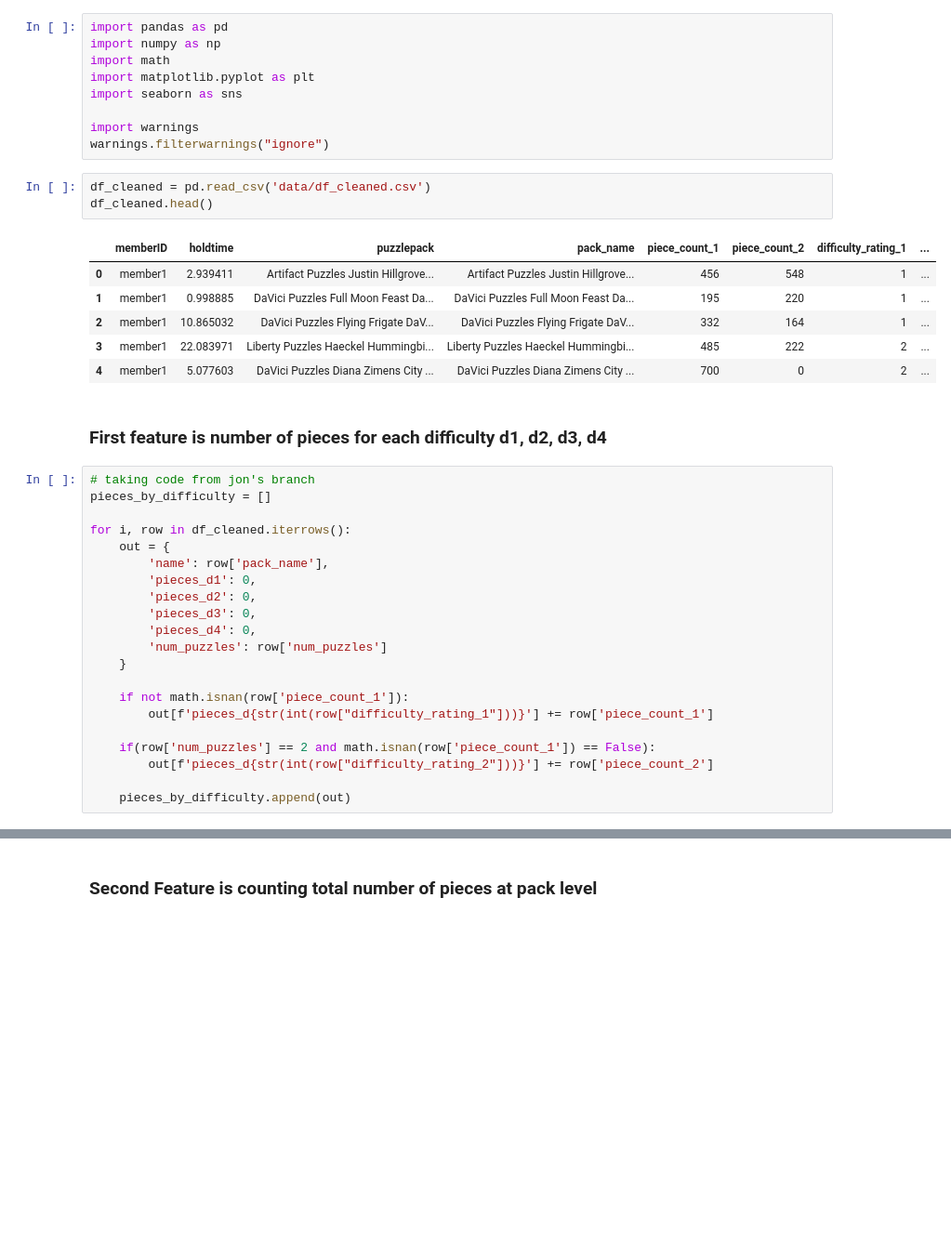
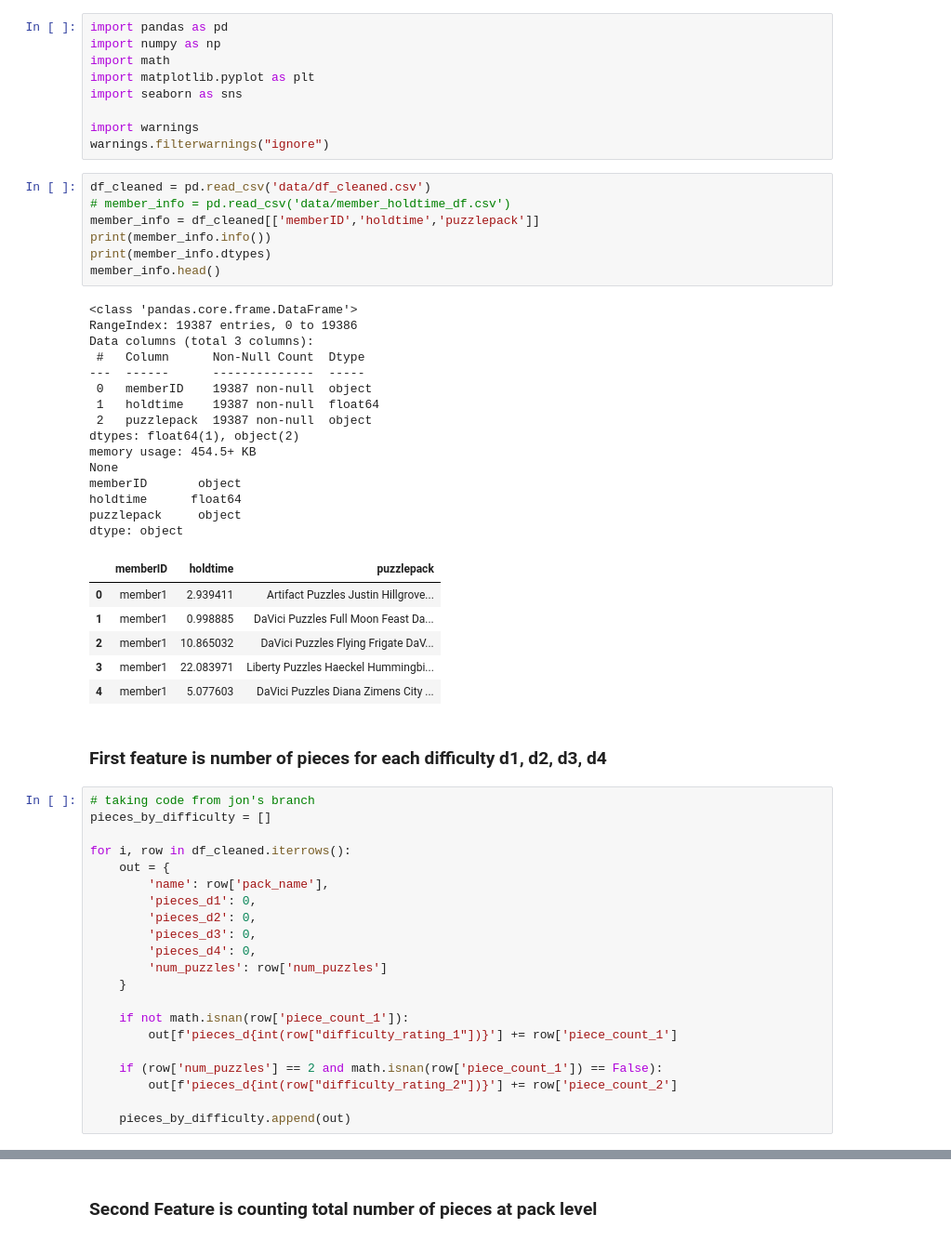
Before and after one commit to puzzle-scheduling/puzzle-scheduling, a Jupyter notebook: Notebook3-FeatureEngineering.ipynb, the cells around one changed output, grey strips where cells are left out. Shown: that part at 93% size. Drawn from its saved outputs; the diff is of its cells as text; blank space fills up the shorter version.

```diff
--- a/Notebook3-FeatureEngineering.ipynb
+++ b/Notebook3-FeatureEngineering.ipynb
@@ -11,14 +11,33 @@ import warnings
 warnings.filterwarnings("ignore")
 # %%
 df_cleaned = pd.read_csv('data/df_cleaned.csv')
-df_cleaned.head()
+# member_info = pd.read_csv('data/member_holdtime_df.csv')
+member_info = df_cleaned[['memberID','holdtime','puzzlepack']]
+print(member_info.info())
+print(member_info.dtypes)
+member_info.head()
 # %% [output]
+<class 'pandas.core.frame.DataFrame'>
+RangeIndex: 19387 entries, 0 to 19386
+Data columns (total 3 columns):
+ #   Column      Non-Null Count  Dtype
+---  ------      --------------  -----
+ 0   memberID    19387 non-null  object
+ 1   holdtime    19387 non-null  float64
+ 2   puzzlepack  19387 non-null  object
+dtypes: float64(1), object(2)
+memory usage: 454.5+ KB
+None
+memberID       object
+holdtime      float64
+puzzlepack     object
+dtype: object
-|  | memberID | holdtime | puzzlepack | pack_name | piece_count_1 | piece_count_2 | difficulty_rating_1 | ... |
-| 0 | member1 | 2.939411 | Artifact Puzzles Justin Hillgrove... | Artifact Puzzles Justin Hillgrove... | 456 | 548 | 1 | ... |
-| 1 | member1 | 0.998885 | DaVici Puzzles Full Moon Feast Da... | DaVici Puzzles Full Moon Feast Da... | 195 | 220 | 1 | ... |
-| 2 | member1 | 10.865032 | DaVici Puzzles Flying Frigate DaV... | DaVici Puzzles Flying Frigate DaV... | 332 | 164 | 1 | ... |
-| 3 | member1 | 22.083971 | Liberty Puzzles Haeckel Hummingbi... | Liberty Puzzles Haeckel Hummingbi... | 485 | 222 | 2 | ... |
-| 4 | member1 | 5.077603 | DaVici Puzzles Diana Zimens City ... | DaVici Puzzles Diana Zimens City ... | 700 | 0 | 2 | ... |
+|  | memberID | holdtime | puzzlepack |
+| 0 | member1 | 2.939411 | Artifact Puzzles Justin Hillgrove... |
+| 1 | member1 | 0.998885 | DaVici Puzzles Full Moon Feast Da... |
+| 2 | member1 | 10.865032 | DaVici Puzzles Flying Frigate DaV... |
+| 3 | member1 | 22.083971 | Liberty Puzzles Haeckel Hummingbi... |
+| 4 | member1 | 5.077603 | DaVici Puzzles Diana Zimens City ... |
 # %% [markdown]
 ### First feature is number of pieces for each difficulty d1, d2, d3, d4
 # %%
@@ -36,10 +55,10 @@ for i, row in df_cleaned.iterrows():
     }
 
     if not math.isnan(row['piece_count_1']):
-        out[f'pieces_d{str(int(row["difficulty_rating_1"]))}'] += row['piece_count_1']
+        out[f'pieces_d{int(row["difficulty_rating_1"])}'] += row['piece_count_1']
 
-    if(row['num_puzzles'] == 2 and math.isnan(row['piece_count_1']) == False):
-        out[f'pieces_d{str(int(row["difficulty_rating_2"]))}'] += row['piece_count_2']
+    if (row['num_puzzles'] == 2 and math.isnan(row['piece_count_1']) == False):
+        out[f'pieces_d{int(row["difficulty_rating_2"])}'] += row['piece_count_2']
 
     pieces_by_difficulty.append(out)
 # %%
```
Also changed, not shown: parts of 16 cells of this notebook, 8 other files.
